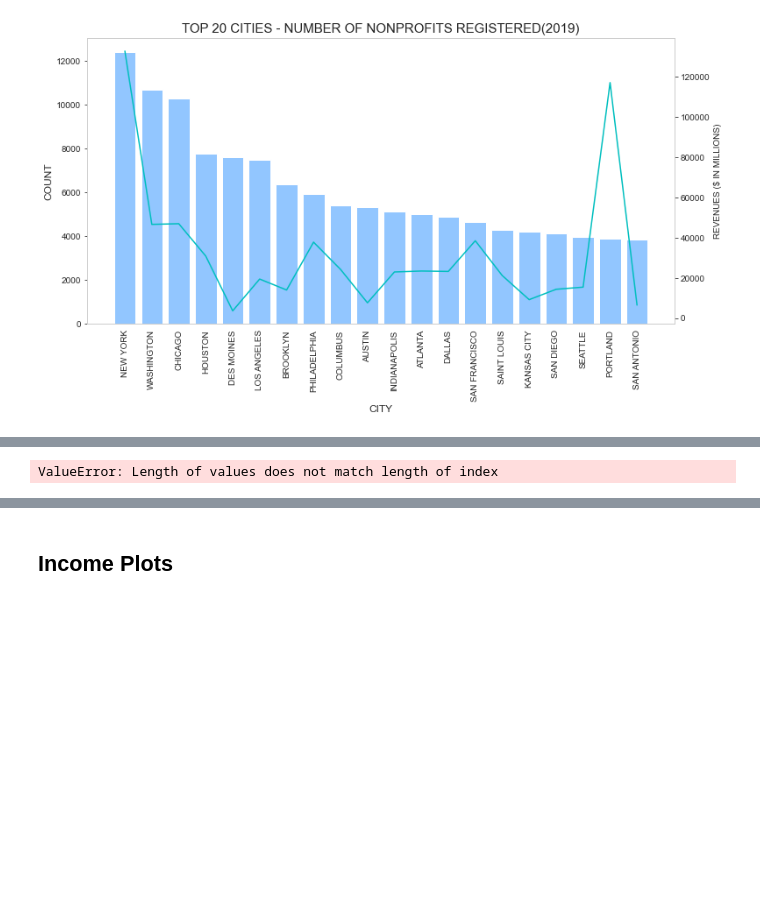
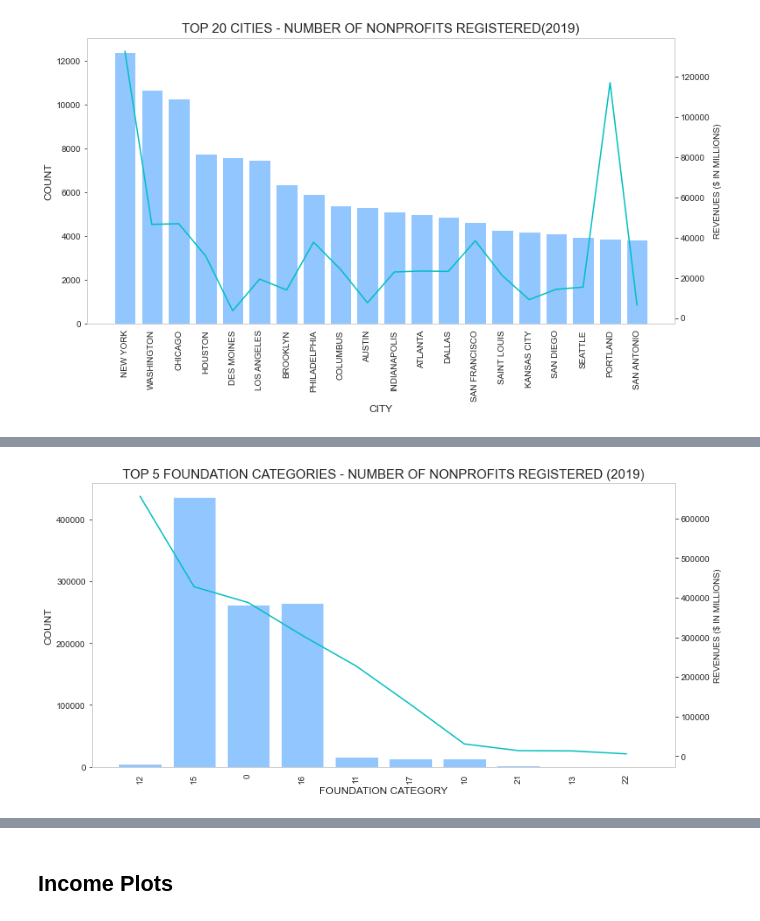
Before and after one commit to lesro/change_unlimited, a Jupyter notebook: notebooks/day3_eda_.ipynb, the cells around one changed output, grey strips where cells are left out. Cells and saved outputs as stored; diff of their text form; code cells hidden in the pictures; blank space fills up the shorter version.

```diff
--- a/notebooks/day3_eda_.ipynb
+++ b/notebooks/day3_eda_.ipynb
@@ -171,14 +180,26 @@ index_list
 # %%
+#nps by foundation, where they receive most of their funding
 
-count4 = eda_df.groupby('SUBSECTION').count()[['REVENUE_AMT']]
-revs4 = eda_df.groupby('SUBSECTION').sum()[['REVENUE_AMT']]
+#which foundations have the most NPs and where are they in the US
 
-combined4 = pd.merge(count4,revs4, left_index=True,right_index=True).nlargest(20,columns='REVENUE_AMT_x').sort_values(by='REVENUE_AMT_y', ascending=False)
+count4 = eda_df.groupby('FOUNDATION').count()[['REVENUE_AMT']]
+revs4 = eda_df.groupby('FOUNDATION').sum()[['REVENUE_AMT']]
+
+combined4 = pd.merge(count4,revs4, left_index=True,right_index=True).nlargest(10,columns='REVENUE_AMT_y').sort_values(by='REVENUE_AMT_y', ascending=False)
 
 combined4.REVENUE_AMT_y = round(combined4['REVENUE_AMT_y']/1000000,2)
 
-# combined3.index.astype('str', copy=False)
-combined4['new_index'] = index_list
+
+combined4.index = combined4.index.astype(str, copy=False)
+
+dual_axis_plot(combined4,
+               combined4['REVENUE_AMT_x'],
+               combined4['REVENUE_AMT_y'],
+              'TOP 5 FOUNDATION CATEGORIES - NUMBER OF NONPROFITS REGISTERED (2019)',
+              'COUNT',
+              'REVENUES ($ IN MILLIONS)',
+              'FOUNDATION CATEGORY',
+              'num_nps_foun')
 # %% [output]
-ValueError: Length of values does not match length of index
+[figure, added]
 # %%
```
Also changed, not shown: parts of 18 cells of this notebook, 3 other files.
